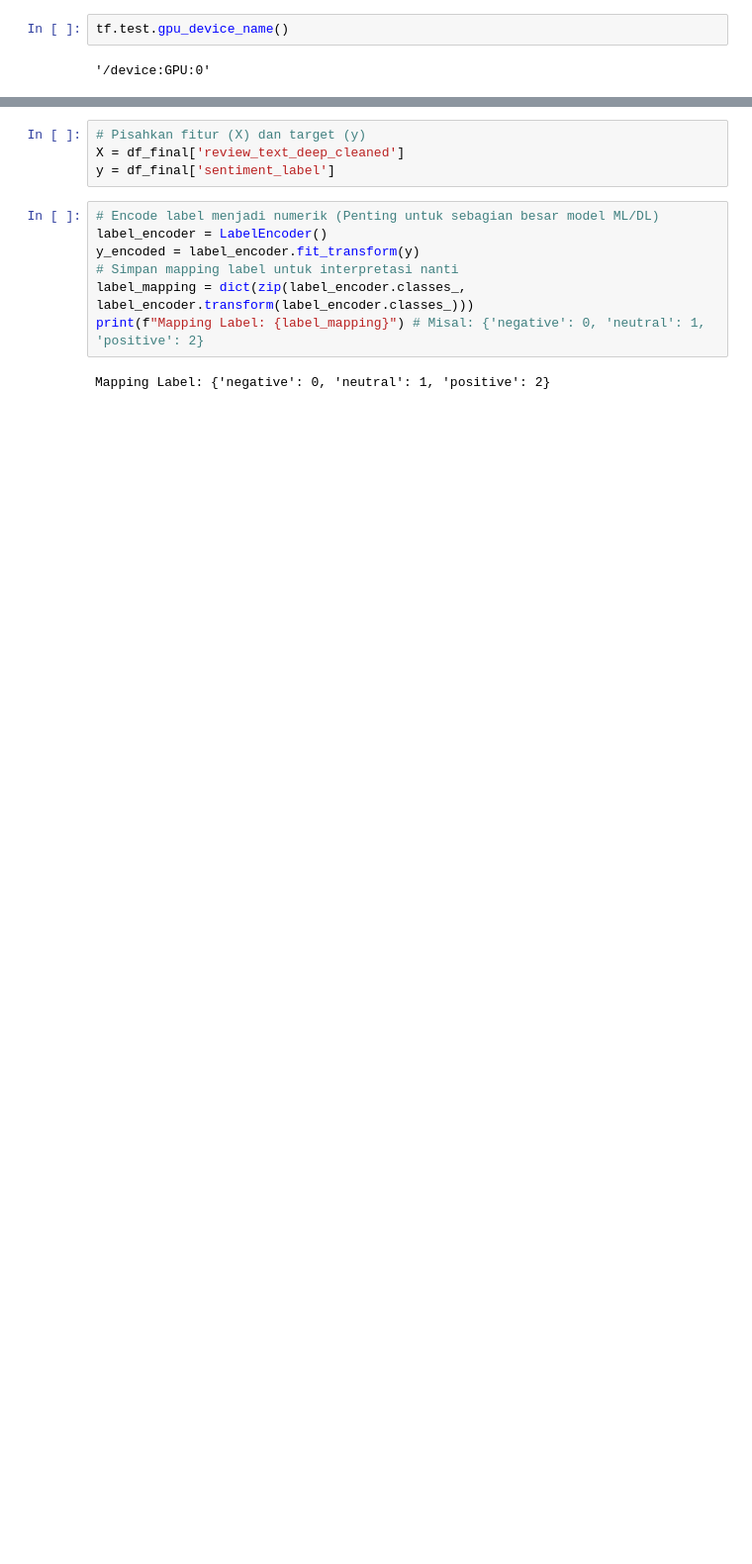
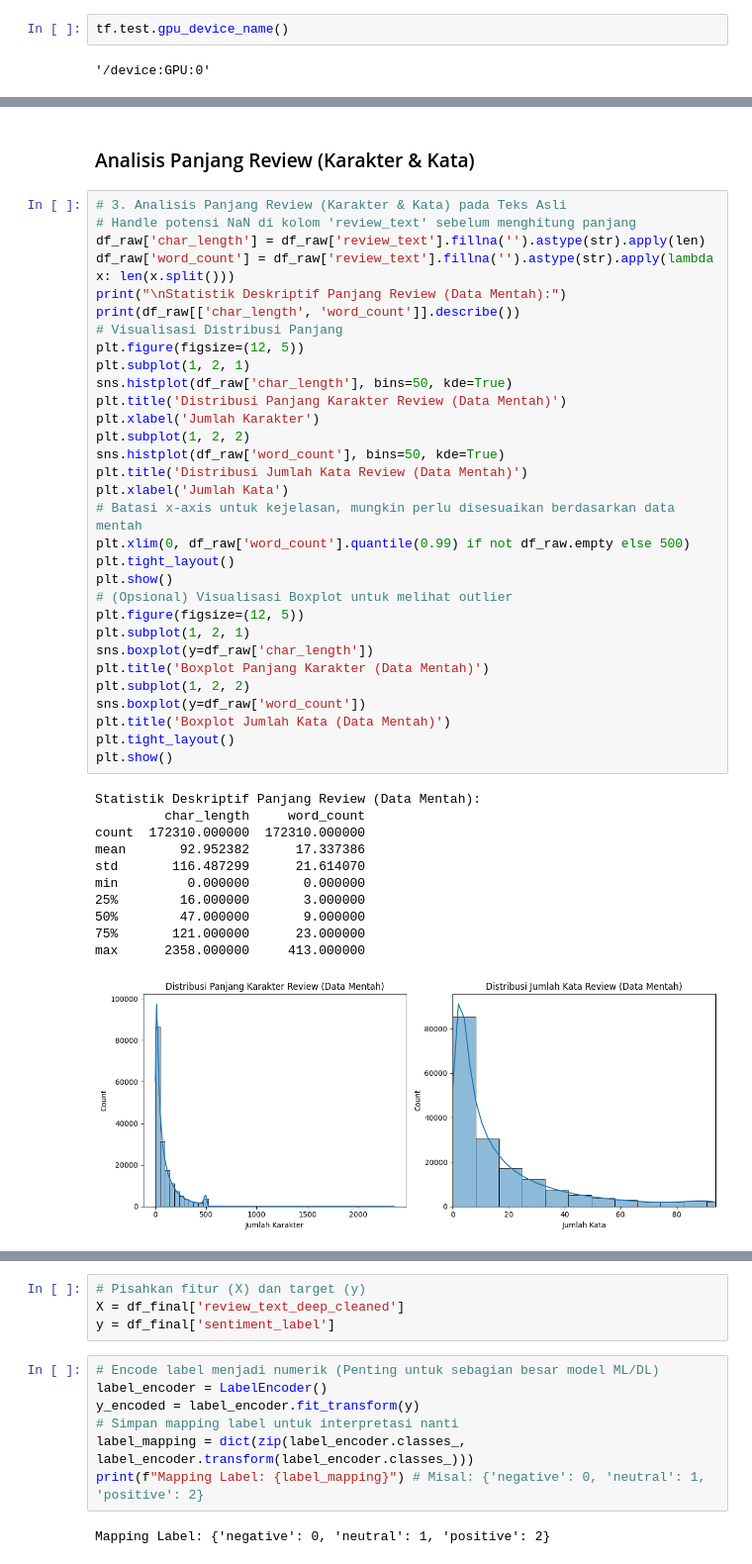
Before and after one commit to maybeitsai/coinbase-sentiment-analysis, a Jupyter notebook: sentiment-analysis.ipynb, the cells around one changed output, grey strips where cells are left out. Shown at 99% size. Cells and saved outputs as stored; diff of their text form; blank space fills up the shorter version.

```diff
--- a/sentiment-analysis.ipynb
+++ b/sentiment-analysis.ipynb
@@ -213,0 +230,45 @@ Berhasil memuat 138244 review hasil pembersihan awal.
+# %% [markdown]
+### Analisis Panjang Review (Karakter & Kata)
+# %%
+# 3. Analisis Panjang Review (Karakter & Kata) pada Teks Asli
+# Handle potensi NaN di kolom 'review_text' sebelum menghitung panjang
+df_raw['char_length'] = df_raw['review_text'].fillna('').astype(str).apply(len)
+df_raw['word_count'] = df_raw['review_text'].fillna('').astype(str).apply(lambda x: len(x.split()))
+print("\nStatistik Deskriptif Panjang Review (Data Mentah):")
+print(df_raw[['char_length', 'word_count']].describe())
+# Visualisasi Distribusi Panjang
+plt.figure(figsize=(12, 5))
+plt.subplot(1, 2, 1)
+sns.histplot(df_raw['char_length'], bins=50, kde=True)
+plt.title('Distribusi Panjang Karakter Review (Data Mentah)')
+plt.xlabel('Jumlah Karakter')
+plt.subplot(1, 2, 2)
+sns.histplot(df_raw['word_count'], bins=50, kde=True)
+plt.title('Distribusi Jumlah Kata Review (Data Mentah)')
+plt.xlabel('Jumlah Kata')
+# Batasi x-axis untuk kejelasan, mungkin perlu disesuaikan berdasarkan data mentah
+plt.xlim(0, df_raw['word_count'].quantile(0.99) if not df_raw.empty else 500)
+plt.tight_layout()
+plt.show()
+# (Opsional) Visualisasi Boxplot untuk melihat outlier
+plt.figure(figsize=(12, 5))
+plt.subplot(1, 2, 1)
+sns.boxplot(y=df_raw['char_length'])
+plt.title('Boxplot Panjang Karakter (Data Mentah)')
+plt.subplot(1, 2, 2)
+sns.boxplot(y=df_raw['word_count'])
+plt.title('Boxplot Jumlah Kata (Data Mentah)')
+plt.tight_layout()
+plt.show()
+# %% [output]
+Statistik Deskriptif Panjang Review (Data Mentah):
+         char_length     word_count
+count  172310.000000  172310.000000
+mean       92.952382      17.337386
+std       116.487299      21.614070
+min         0.000000       0.000000
+25%        16.000000       3.000000
+50%        47.000000       9.000000
+75%       121.000000      23.000000
+max      2358.000000     413.000000
+[figure, added]
```
Also changed, not shown: parts of 66 cells of this notebook.
